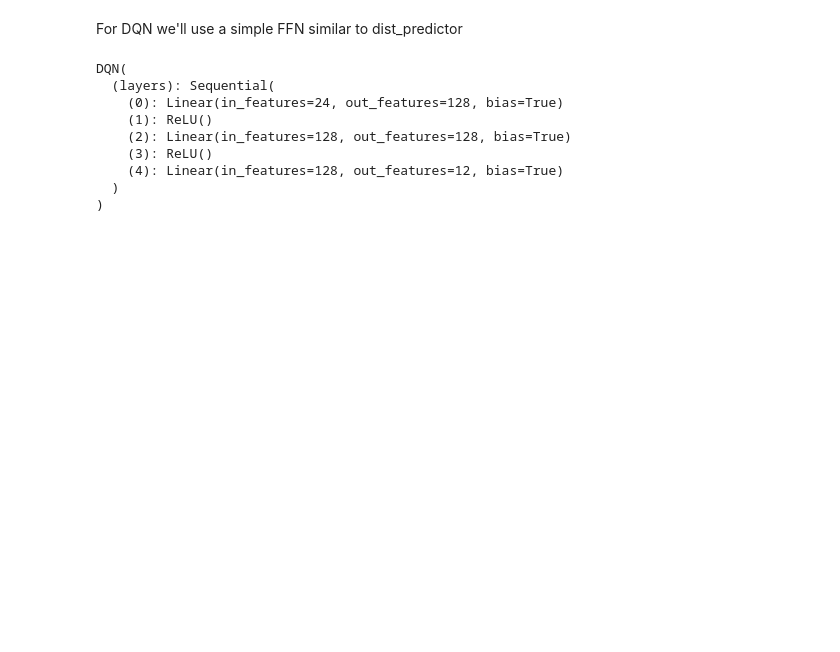
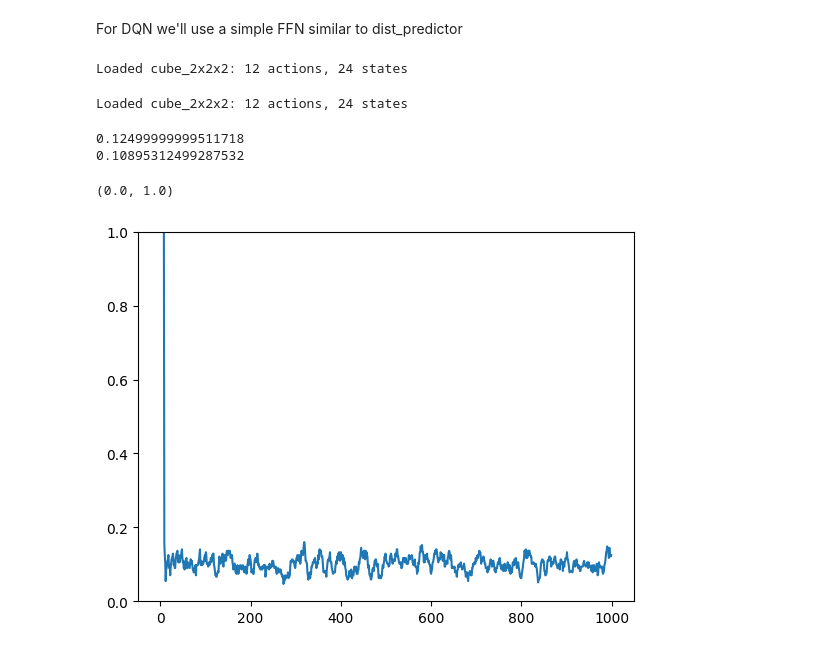
Before and after one commit to LeonY117/polytope-permutation, a Jupyter notebook: agent.ipynb, the cells around one changed output. Drawn from its saved outputs; the diff is of its cells as text; code cells hidden in the pictures; blank space fills up the shorter version.

Commit message:
add agent training

```diff
--- a/agent.ipynb
+++ b/agent.ipynb
@@ -51,12 +34,0 @@ net = DQN(inp=env.state_size, oup=env.num_actions, units=[128, 128])
-# %%
-net
-# %% [output]
-DQN(
-  (layers): Sequential(
-    (0): Linear(in_features=24, out_features=128, bias=True)
-    (1): ReLU()
-    (2): Linear(in_features=128, out_features=128, bias=True)
-    (3): ReLU()
-    (4): Linear(in_features=128, out_features=12, bias=True)
-  )
-)
@@ -62,0 +106,67 @@ DQN(
+# %%
+env_config = {
+    "puzzle_name": "cube_2x2x2",
+    "num_envs": 256,
+    "max_steps": 10,
+    "reset_config": {
+        "sampler": "uniform",
+        "shuffle_range": [1, 3],
+    },
+    "reward_config": {
+        "success": "dynamic",
+        "time": -1,
+    },
+    "state_repr": "color",
+}
+
+env = PuzzleEnv(env_config)
+
+agent_config = {
+    "total_steps": 1000,
+    "inp": env.state_size,
+    "oup": env.num_actions,
+    "batch_size": env.num_envs,
+    "gamma": 0.99,
+    "epsilon_schedule": "constant",
+    "epsilon": 0.05,
+    "tau": 0.005,
+    "lr": 1e-4,
+    "optimizer": "adam",
+    "network_units": [128, 128],
+}
+# %% [output]
+Loaded cube_2x2x2: 12 actions, 24 states
+# %%
+env = PuzzleEnv(env_config)
+agent = Agent(agent_config)
+
+reward_history = []
+success_history = []
+
+s = env.reset()
+for _ in tqdm(range(1000)):
+    s = torch.tensor(s, device="cpu")
+    a = agent.select_action(s)
+
+    s_n, r, mask = env.step(a)
+    s_n = torch.tensor(s_n, device="cpu")
+
+    agent.optimize(s, a, r, s_n, mask)
+
+    # agent.update_target_net()
+
+    reward_history.append(env.get_cumulative_reward().sum().item()/env.num_envs)
+    success_history.append(env.get_completion_rate())
+
+print(success_history[-1])
+print(sum(success_history) / len(success_history))
+# %% [output]
+Loaded cube_2x2x2: 12 actions, 24 states
+0.12499999999511718
+0.10895312499287532
+# %%
+plt.plot(success_history)
+plt.ylim(0, 1)
+# %% [output]
+(0.0, 1.0)
+[figure, added]
```
Also changed, not shown: parts of 7 cells of this notebook.
